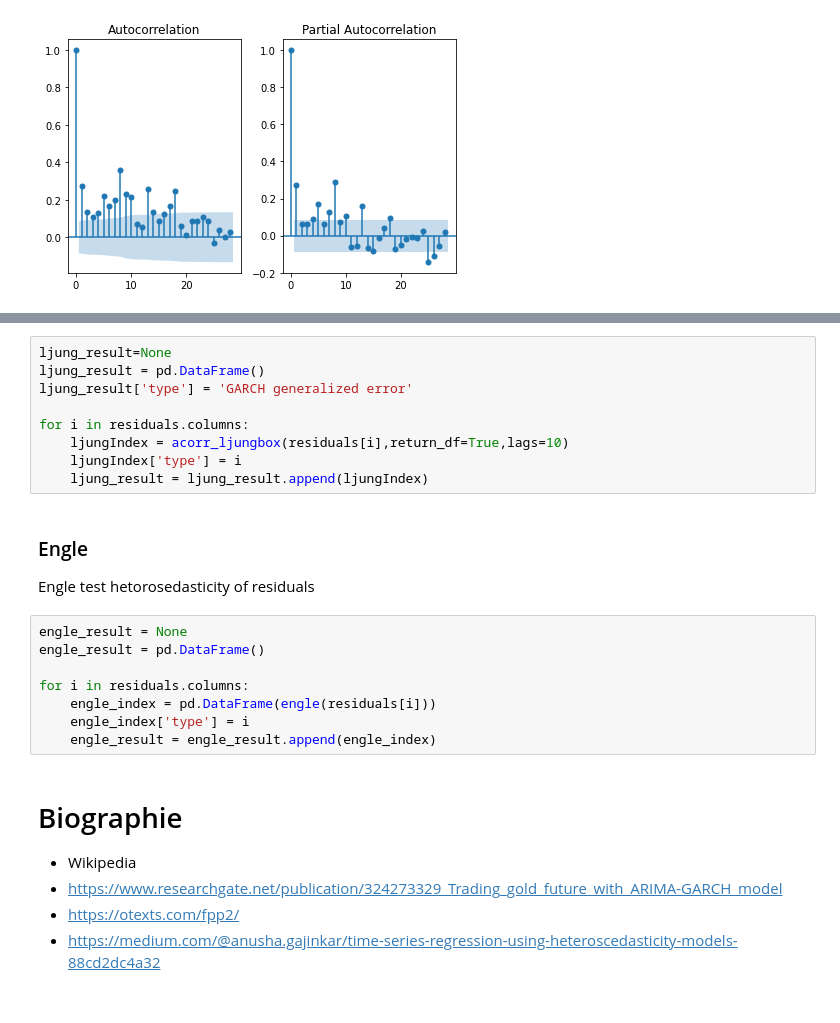
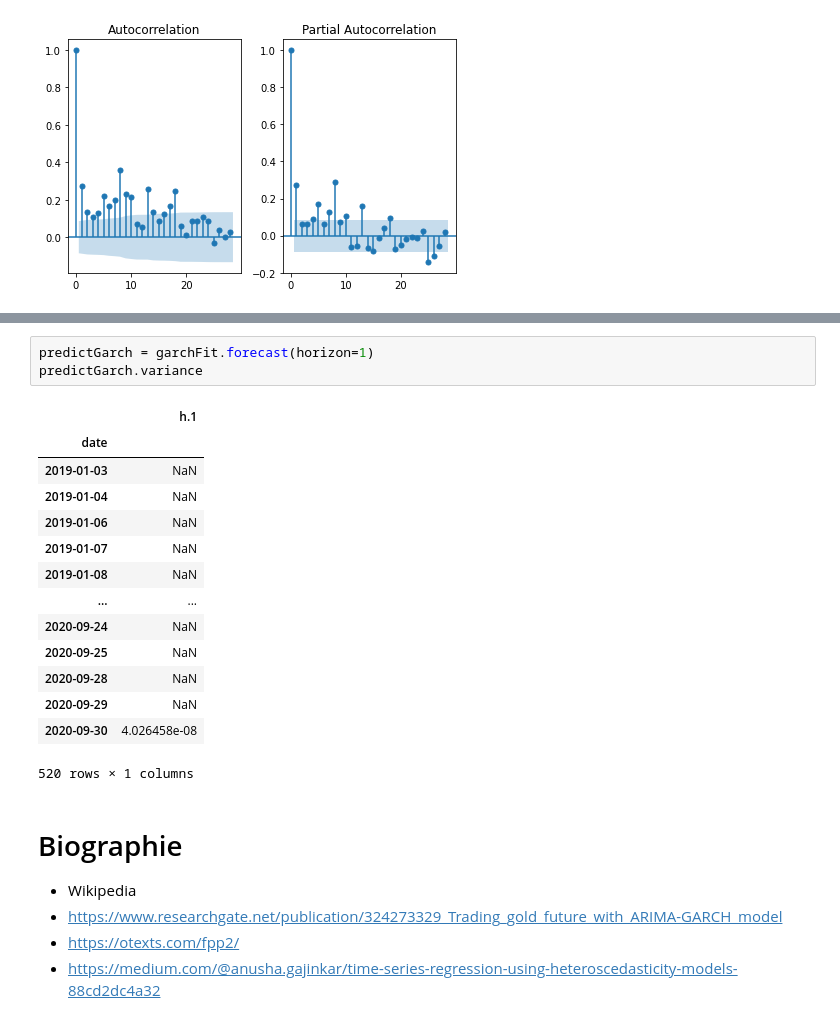
Before and after one commit to FranckNgN/Spot-prediction, a Jupyter notebook: report.ipynb, the cells around one changed output, grey strips where cells are left out. Drawn from its saved outputs; the diff is of its cells as text.

```diff
--- a/report.ipynb
+++ b/report.ipynb
@@ -709,24 +704,21 @@ for i in type:
-# %%
-ljung_result=None
-ljung_result = pd.DataFrame()
-ljung_result['type'] = 'GARCH generalized error'
-
-for i in residuals.columns:
-    ljungIndex = acorr_ljungbox(residuals[i],return_df=True,lags=10)
-    ljungIndex['type'] = i
-    ljung_result = ljung_result.append(ljungIndex)
-# %% [markdown]
-### Engle
-
-Engle test hetorosedasticity of residuals
-# %%
-engle_result = None
-engle_result = pd.DataFrame()
-
-for i in residuals.columns:
-    engle_index = pd.DataFrame(engle(residuals[i]))
-    engle_index['type'] = i
-    engle_result = engle_result.append(engle_index)
+# %%
+predictGarch = garchFit.forecast(horizon=1)
+predictGarch.variance
+# %% [output]
+|  | h.1 |
+| date |  |
+| 2019-01-03 | NaN |
+| 2019-01-04 | NaN |
+| 2019-01-06 | NaN |
+| 2019-01-07 | NaN |
+| 2019-01-08 | NaN |
+| ... | ... |
+| 2020-09-24 | NaN |
+| 2020-09-25 | NaN |
+| 2020-09-28 | NaN |
+| 2020-09-29 | NaN |
+| 2020-09-30 | 4.026458e-08 |
+520 rows × 1 columns
 # %% [markdown]
 # Biographie
 
```
Also changed, not shown: parts of 7 cells of this notebook.
